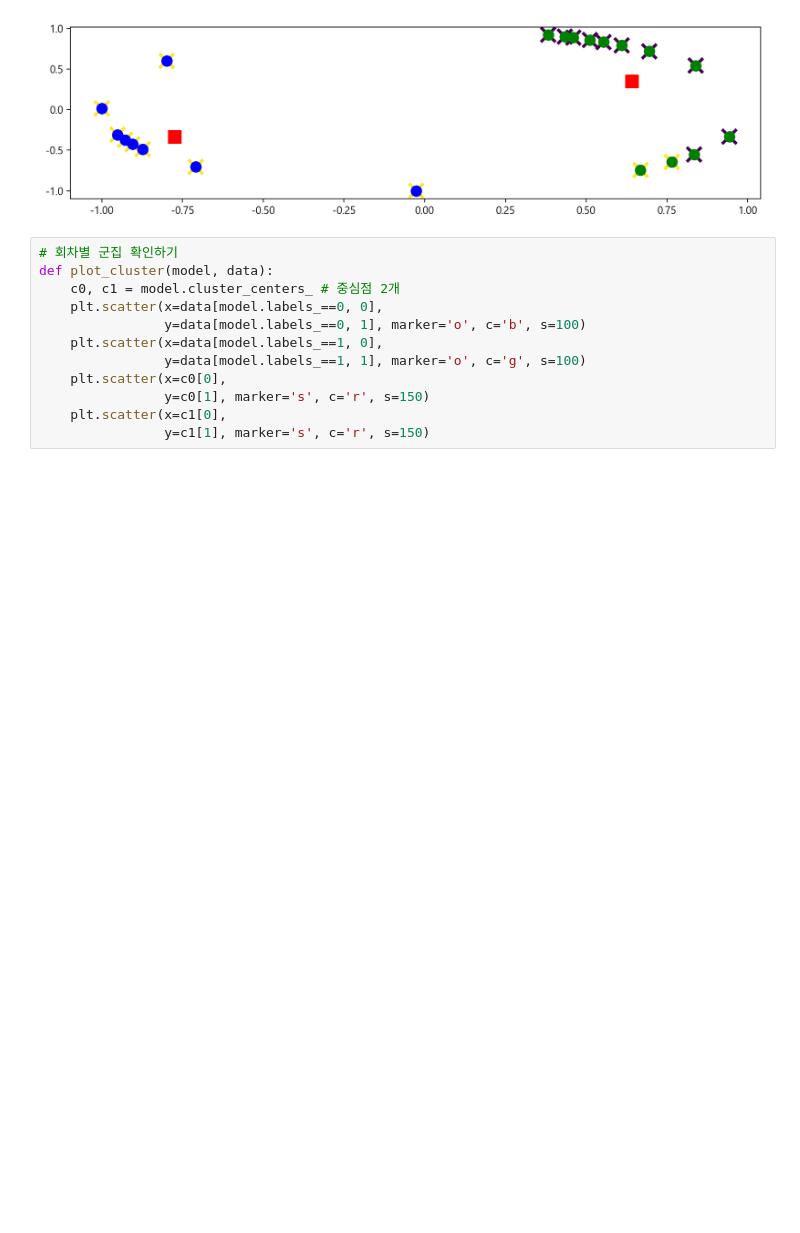
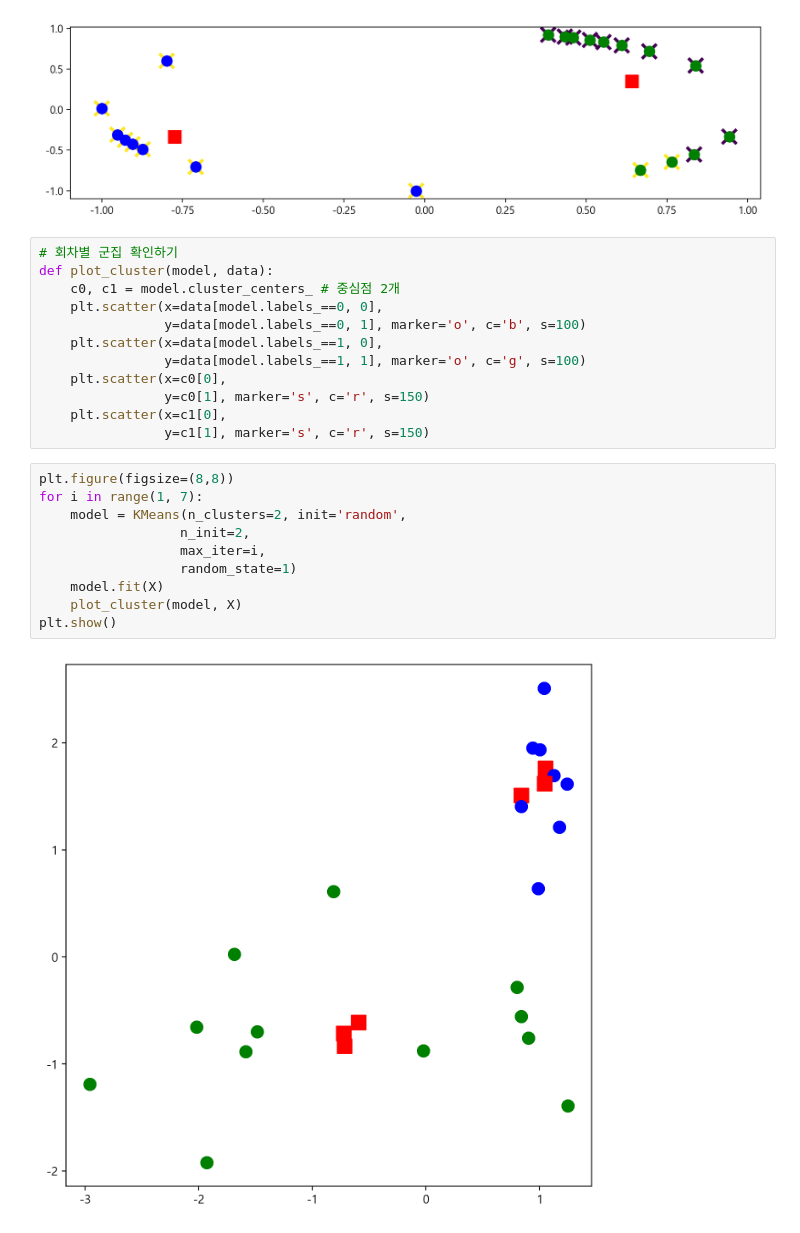
Before and after one commit to yisy0703/ai, a Jupyter notebook: source/13_MachineLearning/2장_군집분석.ipynb, the cells around one changed output. Drawn from its saved outputs; the diff is of its cells as text; blank space fills up the shorter version.

```diff
--- a/source/13_MachineLearning/2장_군집분석.ipynb
+++ b/source/13_MachineLearning/2장_군집분석.ipynb
@@ -196,3 +196,15 @@ def plot_cluster(model, data):
                 y=c0[1], marker='s', c='r', s=150)
     plt.scatter(x=c1[0],
                 y=c1[1], marker='s', c='r', s=150)
+# %%
+plt.figure(figsize=(8,8))
+for i in range(1, 7):
+    model = KMeans(n_clusters=2, init='random',
+                  n_init=2,
+                  max_iter=i,
+                  random_state=1)
+    model.fit(X)
+    plot_cluster(model, X)
+plt.show()
+# %% [output]
+[figure, added]
```
